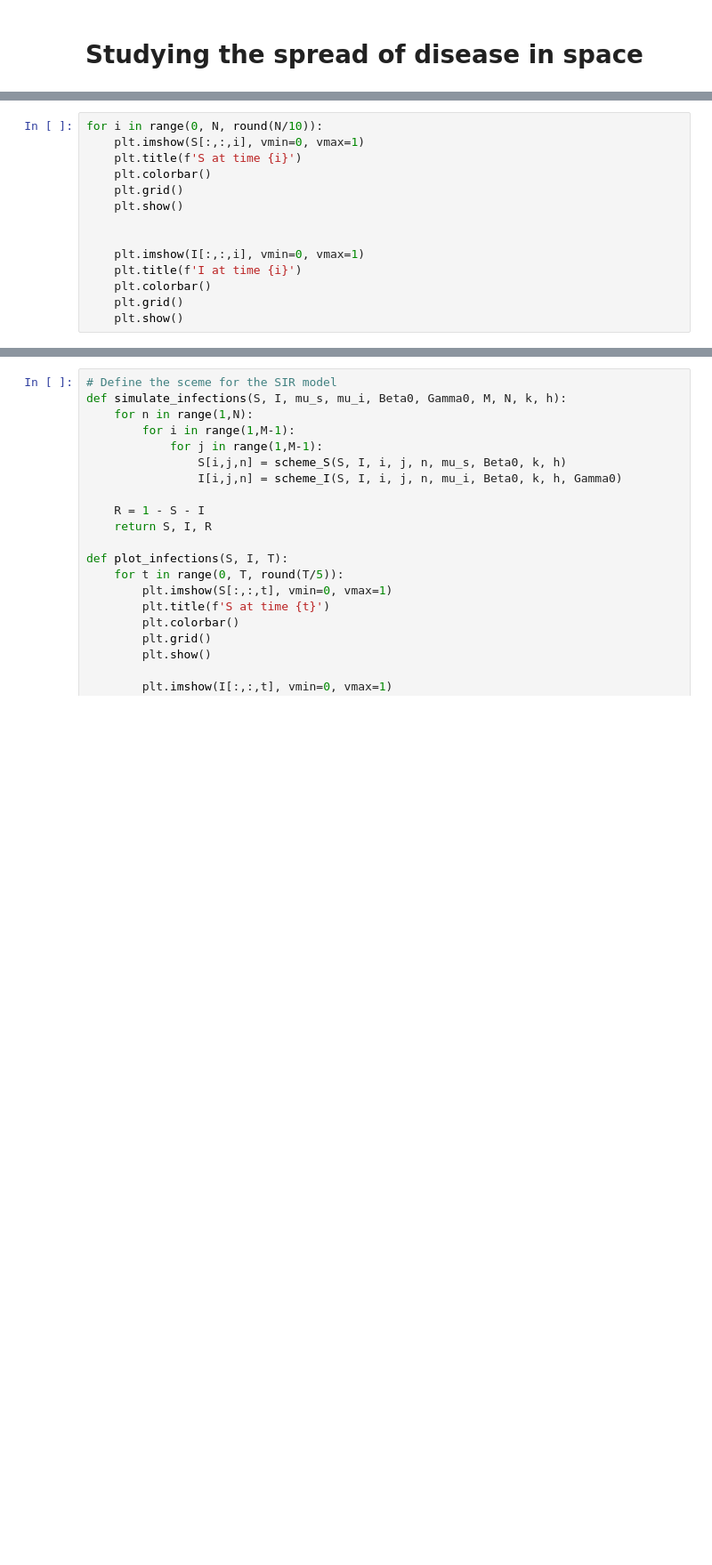
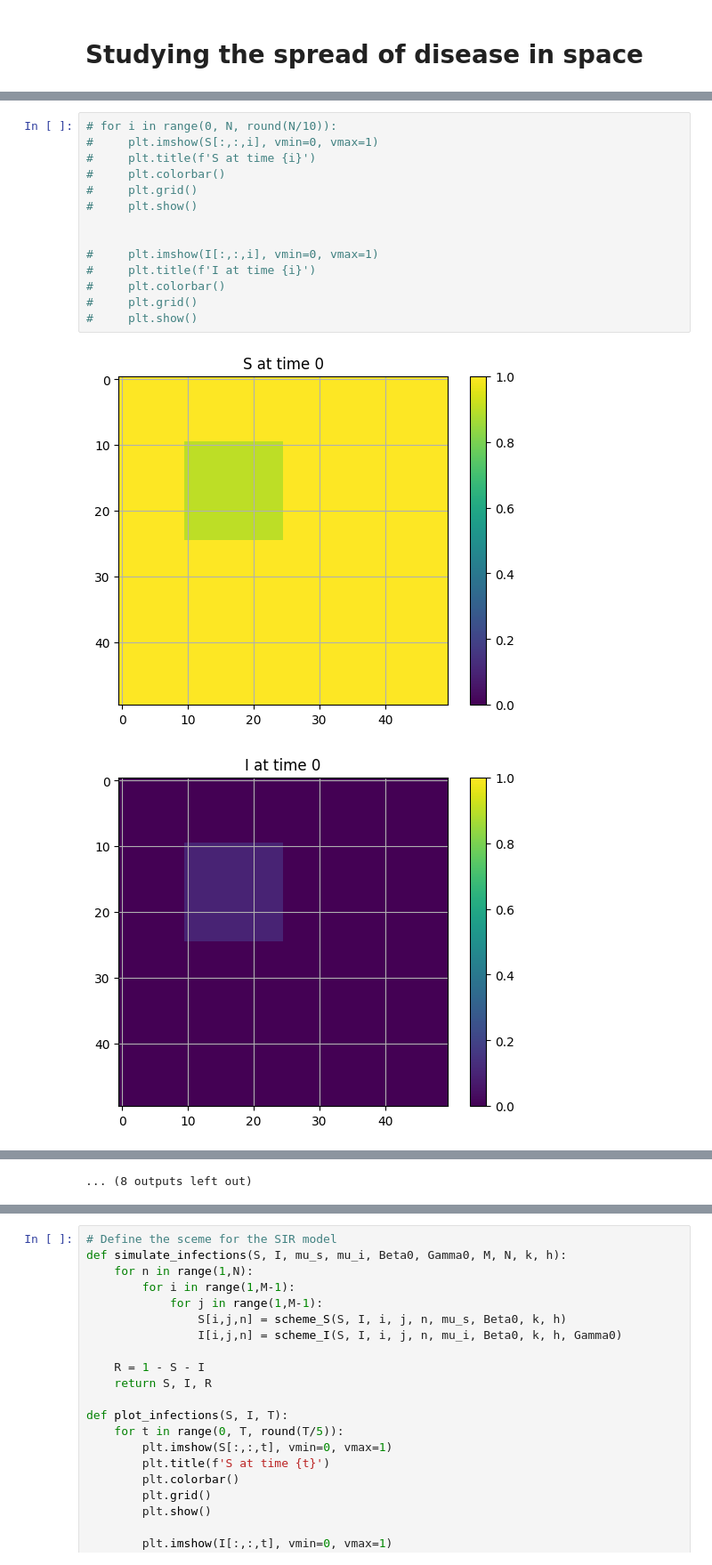
Before and after one commit to 1rideee/Numdiff, a Jupyter notebook: Project1.ipynb, the cells around one changed output, grey strips where cells are left out. Shown at 89% size. Saved outputs shown, nothing was run; the diff lists cells and outputs as text; blank space fills up the shorter version.

```diff
--- a/Project1.ipynb
+++ b/Project1.ipynb
@@ -269,14 +311,17 @@ R = 1 - S - I
 # %%
-for i in range(0, N, round(N/10)):
-    plt.imshow(S[:,:,i], vmin=0, vmax=1)
-    plt.title(f'S at time {i}')
-    plt.colorbar()
-    plt.grid()
-    plt.show()
+# for i in range(0, N, round(N/10)):
+#     plt.imshow(S[:,:,i], vmin=0, vmax=1)
+#     plt.title(f'S at time {i}')
+#     plt.colorbar()
+#     plt.grid()
+#     plt.show()
 
 
-    plt.imshow(I[:,:,i], vmin=0, vmax=1)
-    plt.title(f'I at time {i}')
-    plt.colorbar()
-    plt.grid()
-    plt.show()
+#     plt.imshow(I[:,:,i], vmin=0, vmax=1)
+#     plt.title(f'I at time {i}')
+#     plt.colorbar()
+#     plt.grid()
+#     plt.show()
+# %% [output]
+[figure, added]
+[figure, added]
@@ -283,3 +338,4 @@ for i in range(0, N, round(N/10)):
+... (8 outputs left out)
 # %% [markdown]
 ## Saving the plots as gif's to better display them
 
```
Also changed, not shown: parts of 16 cells of this notebook.
